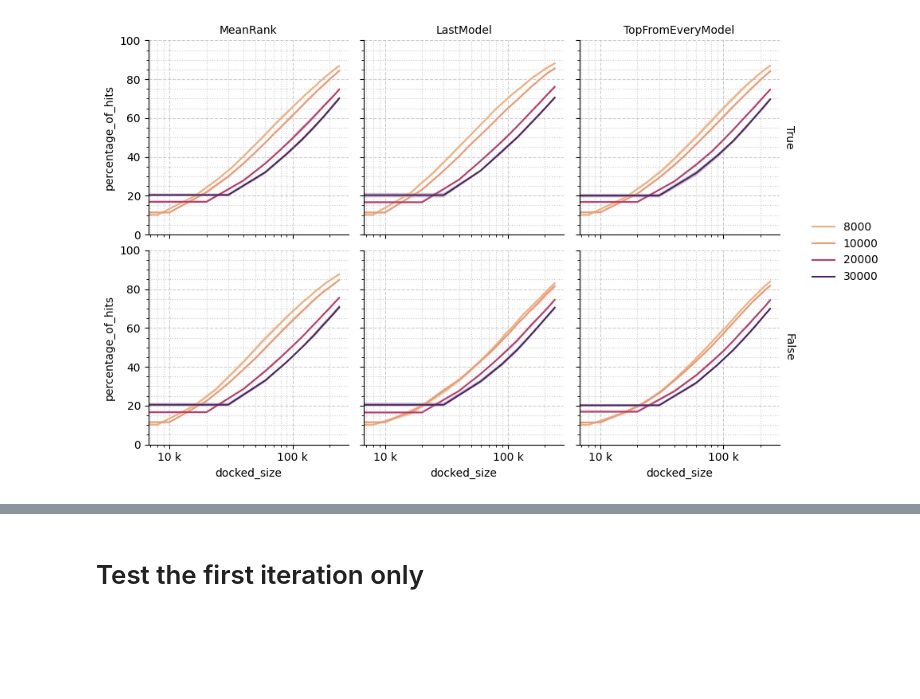
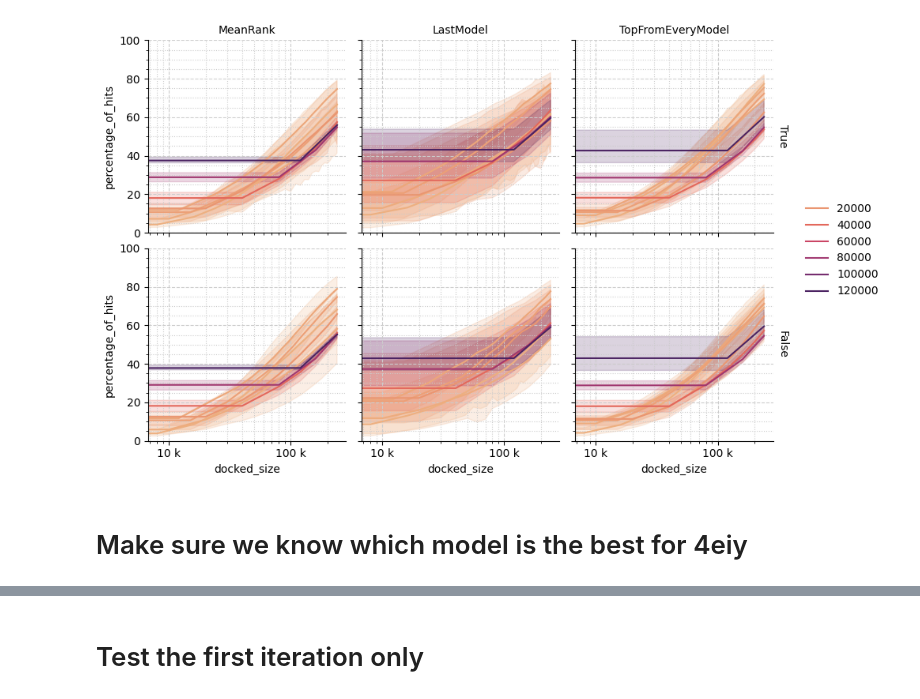
Before and after one commit to marinegor/Linear-accelerated-docking, a Jupyter notebook: notebooks/Figure_3_iterations.ipynb, the cells around one changed output, grey strips where cells are left out. Saved outputs shown, nothing was run; the diff lists cells and outputs as text; code cells hidden in the pictures; blank space fills up the shorter version.

Commit message:
Add raw figures of iterations for all datasets and all models

```diff
--- a/notebooks/Figure_3_iterations.ipynb
+++ b/notebooks/Figure_3_iterations.ipynb
@@ -43,9 +43,11 @@ def add_iteration_size(df: pd.DataFrame):
 
 datasets = {
     'AmpC':'../data/AmpC_screen_table_1M/result_iterations_Morgan_size=2048_radius=2.csv',
-    'D4'  :'../data/D4_screen_table_1M/result_iterations_Morgan_size=2048_radius=2.csv'
+    'D4'  :'../data/D4_screen_table_1M/result_iterations_Morgan_size=2048_radius=2.csv',
+    '4eiy':'../data/4eiy_screen_table_1M/result_iterations_Morgan_size=2048_radius=2.csv',
+    '5zty':'../data/5zty_screen_table_1M/result_iterations_Morgan_size=2048_radius=2.csv'
            }
-dataset_size = {'AmpC':96214206, 'D4':138312677}
+dataset_size = {'AmpC':96214206, 'D4':138312677, '4eiy':int(1e6),'5zty':int(1e6)}
 
 dfs = []
 for name, path in tqdm(datasets.items()):
@@ -72,0 +63,16 @@ array(['add', 'noadd', 'True', 'False'], dtype=object)
+# %%
+df = (raw_data
+      .reset_index()
+      .replace({
+        'add':'True',
+        'noadd':'False'
+      })
+      .drop(['index','Unnamed: 0'], axis=1)
+#       .query("type == 'regressor'")
+#       .query("add_to_train == 'False'")
+#       .query("prediction_method == 'MeanRank'")
+        .pipe(add_iteration_size)
+#       .assign(model_and_proj = lambda df: df.proj + '_' + df.model)
+#       .assign(tot_num_of_iterations = lambda df: df.tot_num_of_iterations + 1)
+#       .query("proj == '4eiy'")
+)
@@ -83,7 +124,7 @@ df = (raw_data
         .pipe(add_iteration_size)
       .assign(model_and_proj = lambda df: df.proj + '_' + df.model)
 #       .assign(tot_num_of_iterations = lambda df: df.tot_num_of_iterations + 1)
-      .query("proj == 'D4'")
+      .query("proj == '4eiy'")
 )
 
 kwa = {
@@ -92,33 +133,35 @@ kwa = {
     'hue': "iteration_size",
 #     'style':'add_to_train'
 }
 
 grid = sns.FacetGrid(df,
                      row = "add_to_train",
                      col = "prediction_method",
                      margin_titles=True
                     )
 (grid
  .map_dataframe(sns.lineplot, **kwa, palette='flare')
  .set(xscale = 'log')
 )
 
 for ax in grid.axes.flat:
     ax.xaxis.set_major_formatter(ticker.EngFormatter())
     ax.yaxis.set_minor_locator(AutoMinorLocator(4))
 
     ax.set_ylim(0, 100)
     ax.grid(which='major', color='#CCCCCC', linestyle='--')
     ax.grid(which='minor', color='#CCCCCC', linestyle=':')
 #     ax.set_xlim(1,None)
 #     plt.setp(ax.get_yticklabels(), rotation=90)
 
 
 grid.set_titles(row_template = '{row_name}', col_template = '{col_name}')
 grid.add_legend()
 
-plt.savefig('../figures/Figure_3_D4.png')
+# plt.savefig('../figures/Figure_3_D4.png')
 plt.show()
 # %% [output]
-[figure, old version]
+[figure, new version]
+# %% [markdown]
+# Make sure we know which model is the best for 4eiy
 # %%
```
Also changed, not shown: parts of 9 cells of this notebook, 4 other files.
